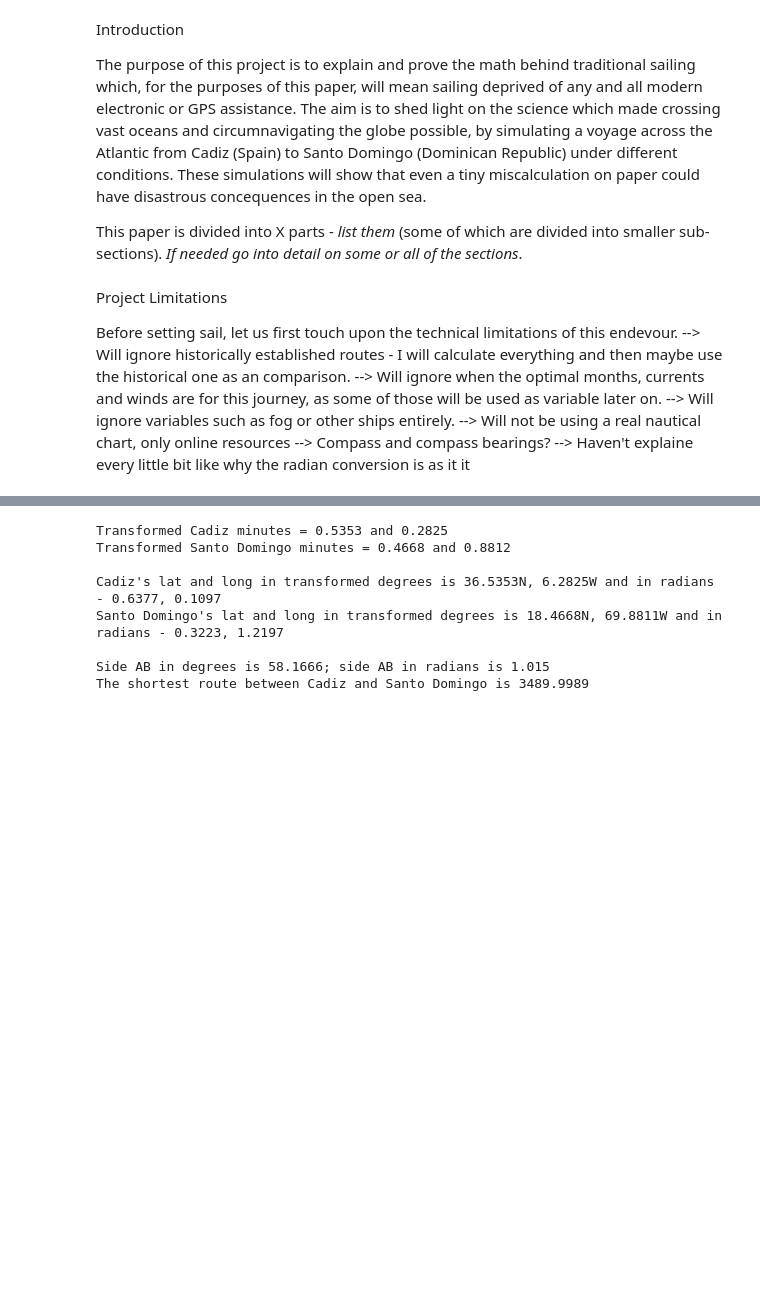
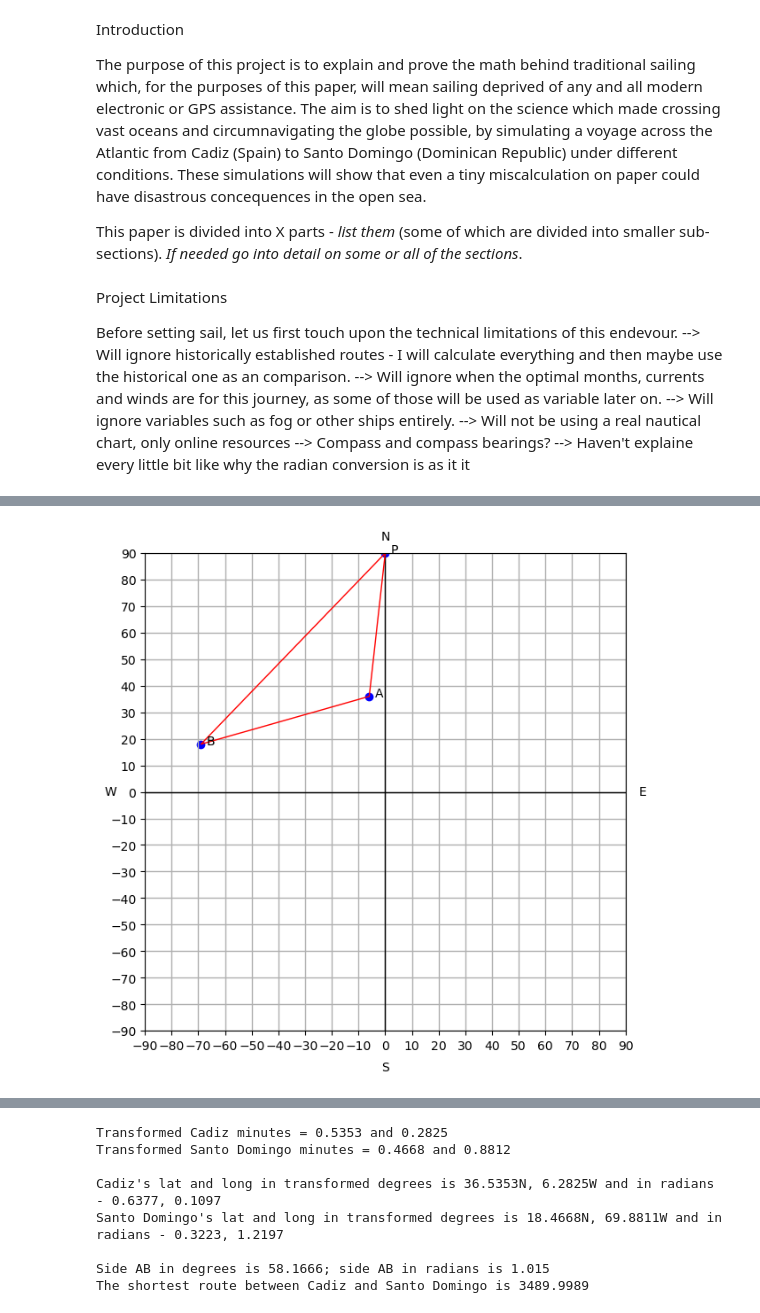
Before and after one commit to kalmlaz/Math-Concepts-for-Developers---Project, a Jupyter notebook: Celestial Navigation Project.ipynb, the cells around one changed output, grey strips where cells are left out. Saved outputs shown, nothing was run; the diff lists cells and outputs as text; code cells hidden in the pictures; blank space fills up the shorter version.

Commit message:
Project update
Added python code for a triangle on a graph and some example images

```diff
--- a/Celestial Navigation Project.ipynb
+++ b/Celestial Navigation Project.ipynb
@@ -74,0 +48,50 @@ The above represent a crude calculation, which a navigator would have done by ha
+# %%
+# Points (longitude, latitude)
+P = (90, 0)
+A = (36, -6)
+B = (18, -69)
+
+#Creates a blank graph with axes (1.0 by 1.0) (NE quadrant)
+graph, axis = plt.subplots(figsize=(7,7))
+
+#Sets the axes range (now it's more NE, SE quadrant into one)
+axis.set_xlim(-90, 0)
+axis.set_ylim(0, 90)
+
+#Creates and defines the axes tick markers
+degree_lines = [-90, -80, -70, -60, -50, -40, -30, -20, -10, 0, 10, 20, 30, 40, 50, 60, 70, 80, 90]
+
+axis.set_xticks(degree_lines)
+axis.set_yticks(degree_lines)
+
+#Turns the gridlines on, as per the above specifications
+axis.grid(True, linestyle = "-", linewidth = 1)
+
+#Draws the main axes and makes them stand out, like on a compass
+axis.axhline(0, color = "black", linewidth=1)
+axis.axvline(0, color = "black", linewidth=1)
+
+#Positions the N,S and W,E compass symbols on the graph
+axis.text(0, 95, "N", ha = "center", fontsize = 10)
+axis.text(0, -105, "S", ha = "center", fontsize = 10)
+
+axis.text(95, 0, "E", va = "center", fontsize = 10)
+axis.text(-105, 0, "W", va = "center", fontsize = 10)
+
+#Plots the three triangle points on the grapgh and adds markers next to them (PAB)
+axis.scatter(P[1], P[0], color = "blue")
+axis.scatter(A[1], A[0], color = "blue")
+axis.scatter(B[1], B[0], color = "blue")
+
+axis.text(P[1], P[0], "P")
+axis.text(A[1], A[0], "A")
+axis.text(B[1], B[0], "B")
+
+#Connects the points and plots the triangle in red
+triangle_x = [P[1], A[1], B[1], P[1]]
+triangle_y = [P[0], A[0], B[0], P[0]]
+
+axis.plot(triangle_x, triangle_y, color = "red", linewidth = 1)
+plt.show()
+# %% [output]
+[figure, added]
```
Also changed, not shown: parts of 2 cells of this notebook.
